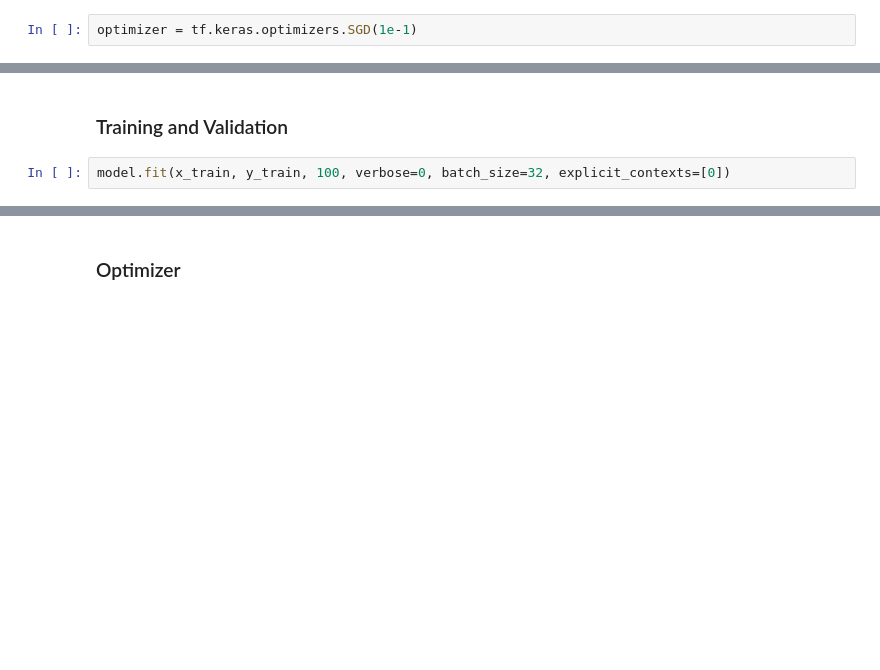
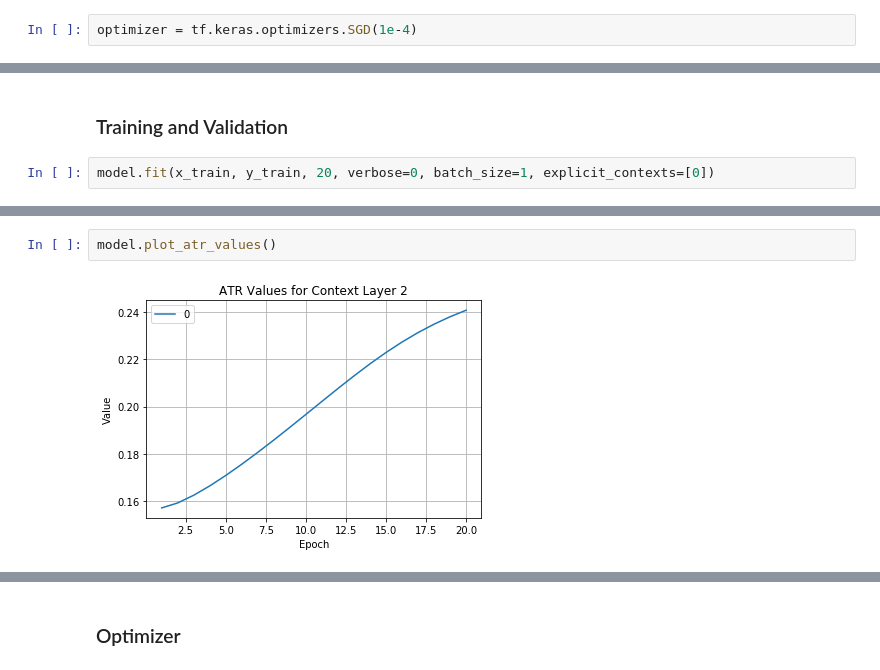
Before and after one commit to DLii-Research/context-learning, a Jupyter notebook: mnist.ipynb, the cells around one changed output, grey strips where cells are left out. Drawn from its saved outputs; the diff is of its cells as text; blank space fills up the shorter version.

```diff
--- a/mnist.ipynb
+++ b/mnist.ipynb
@@ -452,7 +306,7 @@ set_seed(5)
 # %% [markdown]
 ### Optimizer
 # %%
-optimizer = tf.keras.optimizers.SGD(1e-1)
+optimizer = tf.keras.optimizers.SGD(1e-4)
 # %% [markdown]
 ### Model
 # %%
@@ -472,4 +326,4 @@ model = NTaskModel2(inputs=inp, outputs=x, loss_fn=tf.keras.losses.SparseCategor
 # %% [markdown]
 ### Training and Validation
 # %%
-model.fit(x_train, y_train, 100, verbose=0, batch_size=32, explicit_contexts=[0])
+model.fit(x_train, y_train, 20, verbose=0, batch_size=1, explicit_contexts=[0])
@@ -485,0 +361,4 @@ print(f"{result}/{len(y_test)}; Accuracy: {100*result/len(y_test):.2f}%")
+# %%
+model.plot_atr_values()
+# %% [output]
+[figure, added]
```
Also changed, not shown: parts of 23 cells of this notebook, 10 other files.
